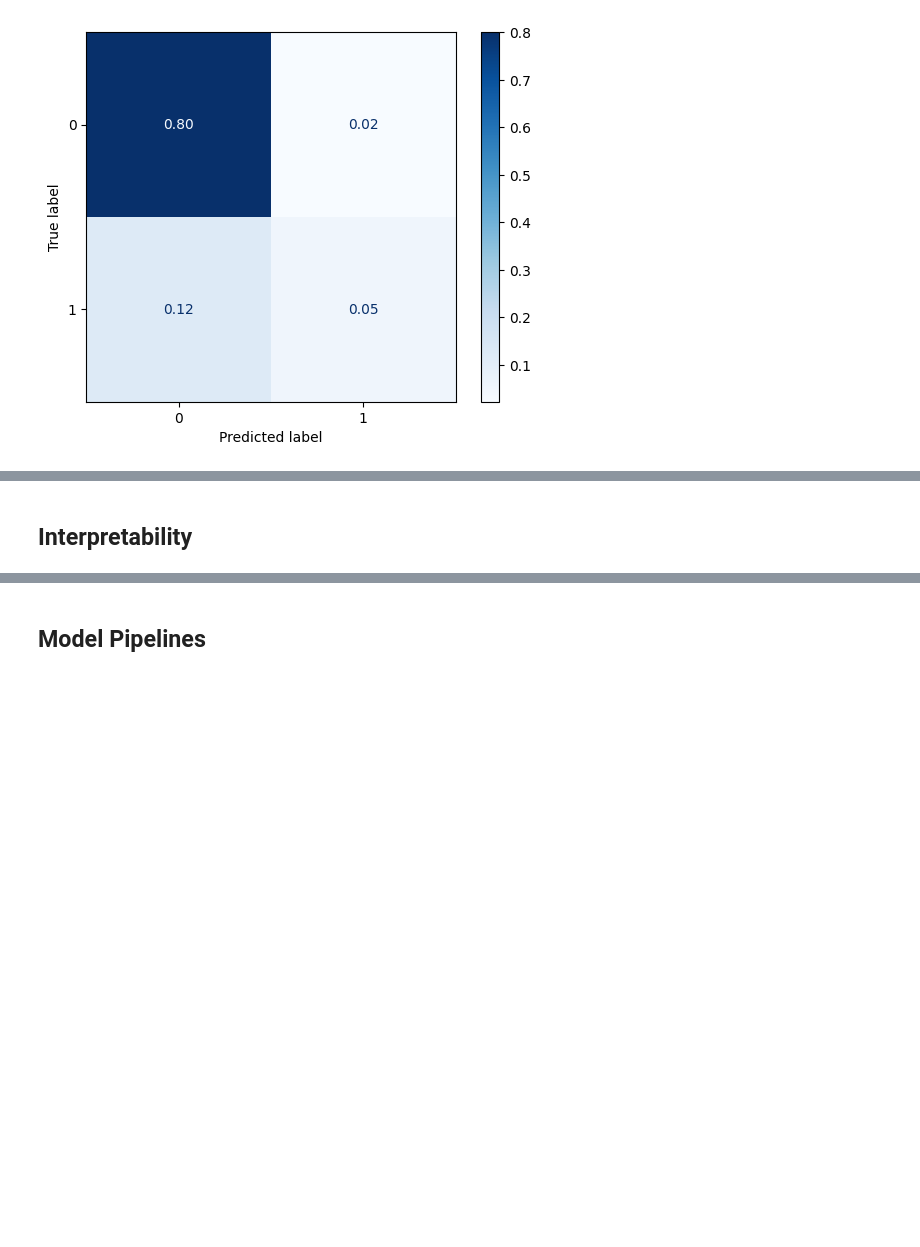
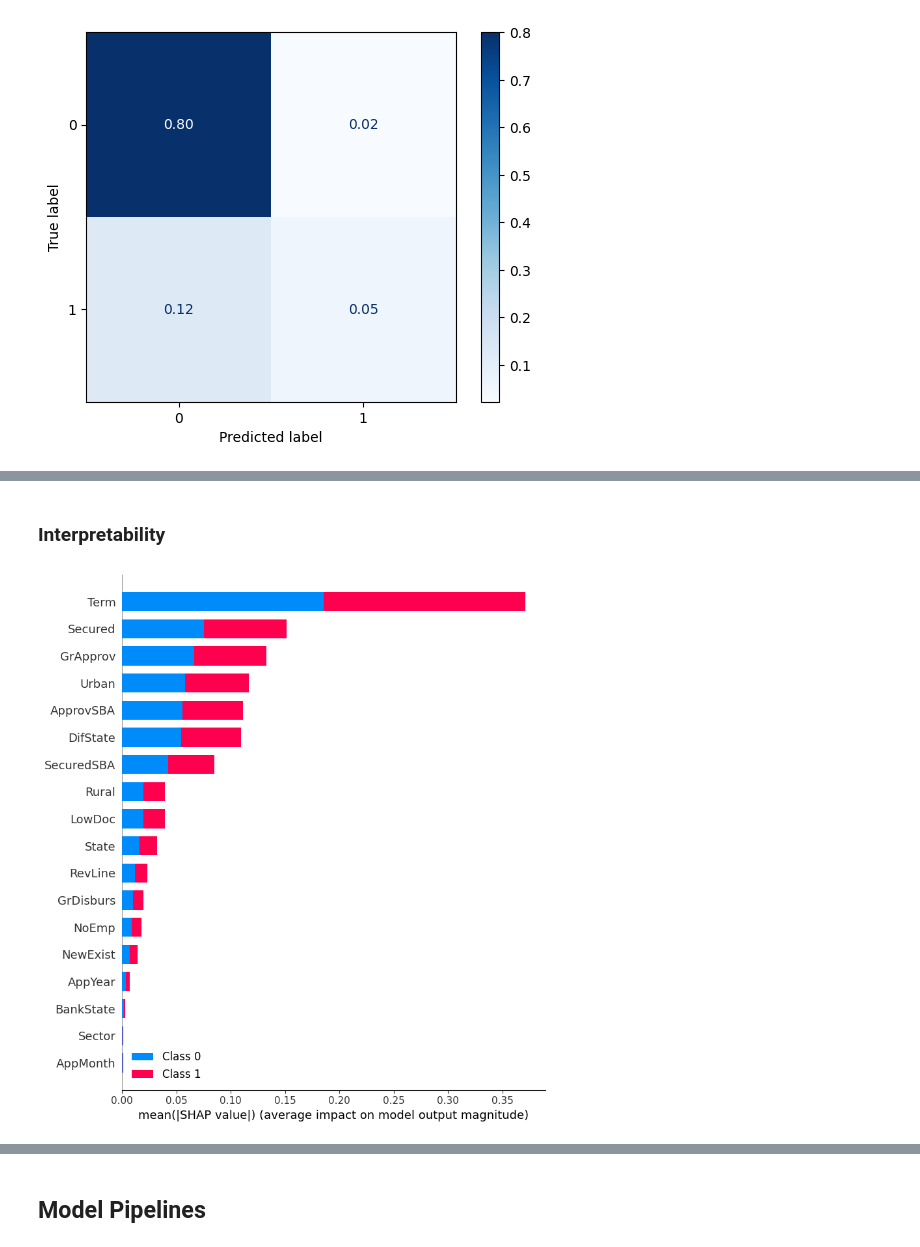
Before and after one commit to Ly-Ax/TFMasterIA, a Jupyter notebook: notebooks/logistic_regression.ipynb, the cells around one changed output, grey strips where cells are left out. Saved outputs shown, nothing was run; the diff lists cells and outputs as text; code cells hidden in the pictures; blank space fills up the shorter version.

```diff
--- a/notebooks/logistic_regression.ipynb
+++ b/notebooks/logistic_regression.ipynb
@@ -280,2 +302,2 @@ plt.show()
 # %% [markdown]
-## Interpretability
+### Interpretability
@@ -285,0 +304,10 @@ plt.show()
+# %%
+X_train_shap = X_train.sample(frac=0.0001, random_state=rnd_shap)
+X_test_shap = X_test.sample(frac=0.0001, random_state=rnd_shap)
+# %%
+explainer = shap.KernelExplainer(lr_model.predict_proba, X_train_shap)
+shap_values = explainer.shap_values(X_test_shap)
+# %%
+shap.summary_plot(shap_values, X_test_shap, feature_names=X_test_shap.columns)
+# %% [output]
+[figure, added]
```
Also changed, not shown: parts of 49 cells of this notebook.
